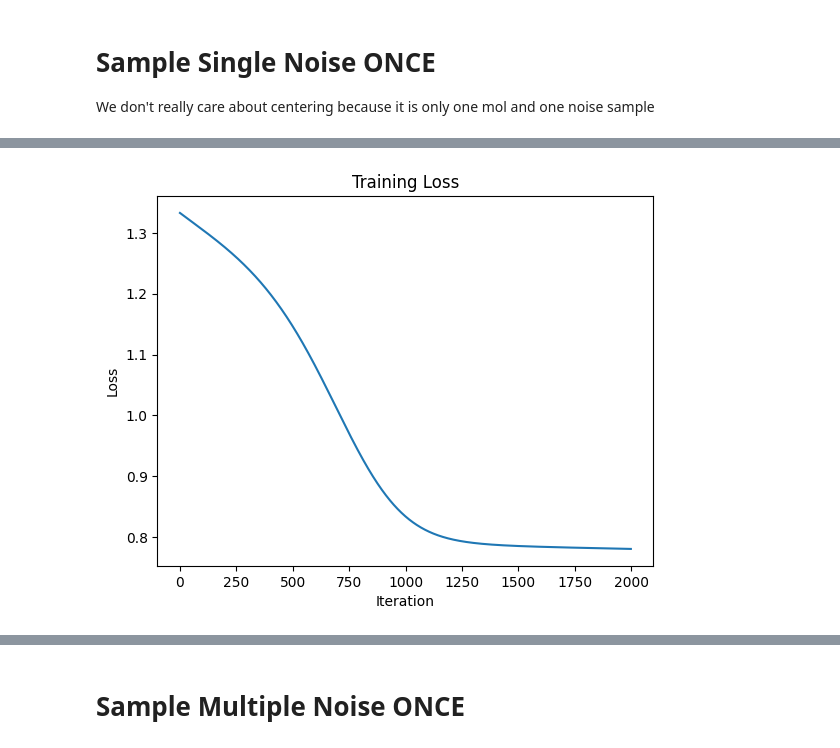
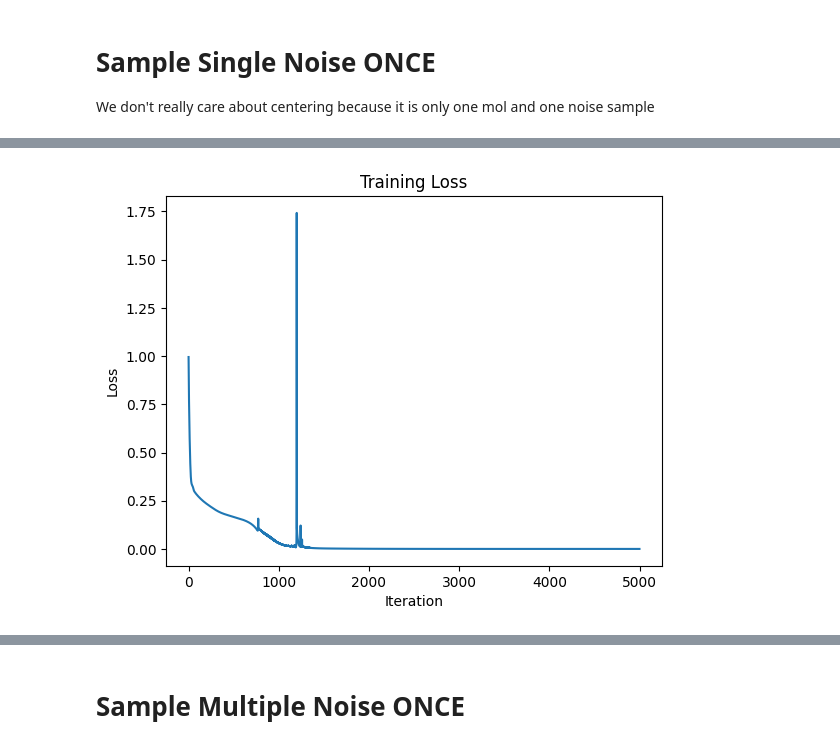
Before and after one commit to edovergna/equi-drifting, a Jupyter notebook: notebooks/gnn_experiment.ipynb, the cells around one changed output, grey strips where cells are left out. Saved outputs shown, nothing was run; the diff lists cells and outputs as text; code cells hidden in the pictures.

```diff
--- a/notebooks/gnn_experiment.ipynb
+++ b/notebooks/gnn_experiment.ipynb
@@ -395,33 +470,44 @@ import torch
 import torch.nn.functional as F
 
 NUM_ATOM_TYPES = 5
-NUM_BLOCKS = 2
+NUM_BLOCKS = 3
 HIDDEN_NF = 32
 TANH_COORD_UPDATES = False
 ATTENTION = False
+AGGR_TYPE = "sum"
 
-NUM_ITERS = 2000
-LR = 0.001
+NUM_ITERS = 5000
+LR = 0.02
+
+device = torch.device("cuda" if torch.cuda.is_available() else "cpu")
 
 real_mol = dataset[0]
 print(f"Number of nodes: {real_mol.num_nodes}")
 real_pos = real_mol.pos
-print(f"Positions shape: {real_pos.shape}")
 # Zero center the real molecule positions
 real_pos = real_pos - real_pos.mean(dim=0)
 real_pos = real_pos / real_pos.std(dim=0)
+real_pos = real_pos.to(device)
 print(f"Center of mass of real molecule positions: {real_pos.mean(dim=0)}")
 print(f"Std of real molecule positions: {real_pos.std(dim=0)}")
 
+real_types = real_mol.real_atom_types
+real_types = real_types.to(device)
+print(f"Real molecule atom types shape: {real_types.shape}")
+real_mol_combined = torch.cat([real_pos, real_types], dim=1)
+print(f"Combined real molecule shape: {real_mol_combined.shape}")
+
 # Sample noise once with the same shape
 # as the real molecules
-pos_noise = torch.randn_like(real_mol.pos)
+pos_noise = torch.randn_like(real_mol.pos, device=device)
 pos_noise = pos_noise - pos_noise.mean(dim=0)
 pos_noise = pos_noise / pos_noise.std(dim=0)
 dense_edge_index = real_mol.dense_edge_index
-type_noise = torch.randn((real_mol.num_nodes, 5))
-print(f"Dense edge index shape: {dense_edge_index.shape}")
-print(f"Type noise shape: {type_noise.shape}")
+dense_edge_index = dense_edge_index.to(device)
+type_noise = torch.randn((real_mol.num_nodes, NUM_ATOM_TYPES), device=device)
+combined_noise = torch.cat([pos_noise, type_noise], dim=1)
+print(f"Combined noise shape: {combined_noise.shape}")
+print()
 
 # Instantiate model and optimizer
 model = EGNN(
@@ -430,16 +516,19 @@ model = EGNN(
     hidden_nf=HIDDEN_NF,
     attention=ATTENTION,
     tanh_coord_updates=TANH_COORD_UPDATES,
+    aggr_type=AGGR_TYPE,
 )
+model = model.to(device)
 optimizer = torch.optim.SGD(model.parameters(), lr=LR)
 
 loss_list = []
 for iter in range(NUM_ITERS):
     optimizer.zero_grad()
     gen_pos, gen_types = model(pos_noise, type_noise, dense_edge_index)
-    V = real_pos - gen_pos
-    gen_mol_drifted = (gen_pos + V).detach()
-    loss = F.mse_loss(gen_mol_drifted, gen_pos)
+    gen_mol_combined = torch.cat([gen_pos, gen_types], dim=1)
+    V = real_mol_combined - gen_mol_combined
+    gen_mol_drifted = (gen_mol_combined + V).detach()
+    loss = F.mse_loss(gen_mol_drifted, gen_mol_combined)
     loss.backward()
     optimizer.step()
     loss_list.append(loss.mean().item())
@@ -468 +557 @@ Iter 1999: Loss = 0.7804384231567383
-[figure, old version]
+[figure, new version]
```
Also changed, not shown: parts of 9 cells of this notebook.
